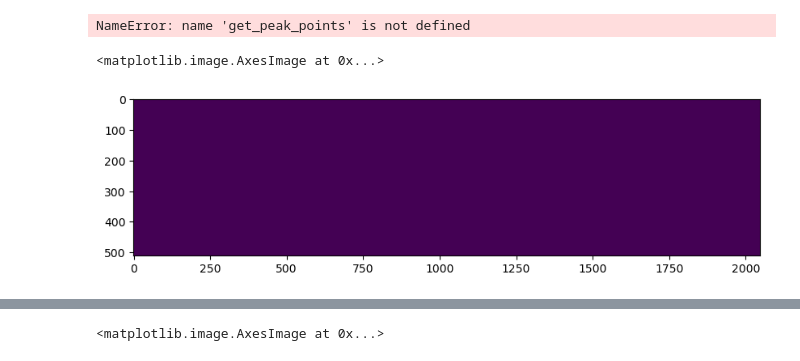
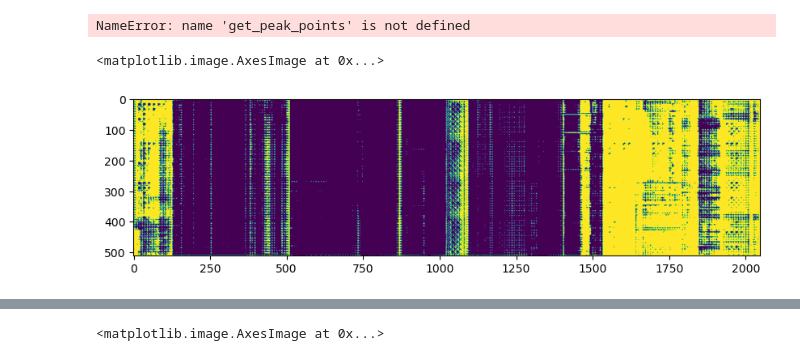
Before and after one commit to preshanth/SAM-RFI, a Jupyter notebook: notebooks/test_notebooks/sam2_model_test.ipynb, the cells around one changed output, grey strips where cells are left out. Drawn from its saved outputs; the diff is of its cells as text; code cells hidden in the pictures.

```diff
--- a/notebooks/test_notebooks/sam2_model_test.ipynb
+++ b/notebooks/test_notebooks/sam2_model_test.ipynb
@@ -23,7 +23,7 @@ cd /home/gpuhost002/ddeal/RFI-AI/sam2/notebooks
 # %% [output]
 /home/gpuhost002/ddeal/RFI-AI/sam2/notebooks
 # %%
-model_path = "/home/gpuhost002/ddeal/RFI-AI/samrfi_data/models/model_1024_sam2-large_epochs20_20250106_131647.pth"
+model_path = "/home/gpuhost002/ddeal/RFI-AI/samrfi_data/models/model_stretch-SQRT_sigma-5_patch-patchify_size-1024_sam2-small_epochs5_20250107_025417.pth"
 model = RFIModels(radiorfi_instance=datarfi_3C129, device='cuda',)
 
 model.sam2_ckpt = "../checkpoints/sam2.1_hiera_large.pt"
@@ -32,7 +32,7 @@ model.sam2_cfg = "configs/sam2.1/sam2.1_hiera_l.yaml"
 model.device = 'cuda'
 
 model.load_model_sam2(model_path)
-model.run_model_sam2(patch_size=1024)
+model.run_model_sam2(patch_size=512)
 # %% [output]
 (4, 4, 2048, 511)
 # %%
@@ -168,8 +168,9 @@ plt.scatter(points[:,1], points[:,0], color='red', s=100)
 NameError: name 'get_peak_points' is not defined
 # %%
 import matplotlib.pyplot as plt
+import numpy as np
 fig, ax = plt.subplots(figsize=(10, 10), dpi=100)
-plt.imshow(model.flags[1,0].T)
+plt.imshow(np.logical_not(model.flags[1,0].T))
 # %% [output]
 <matplotlib.image.AxesImage at 0x...>
-[figure, old version]
+[figure, new version]
```
Also changed, not shown: parts of 2 cells of this notebook, 2 other files.
